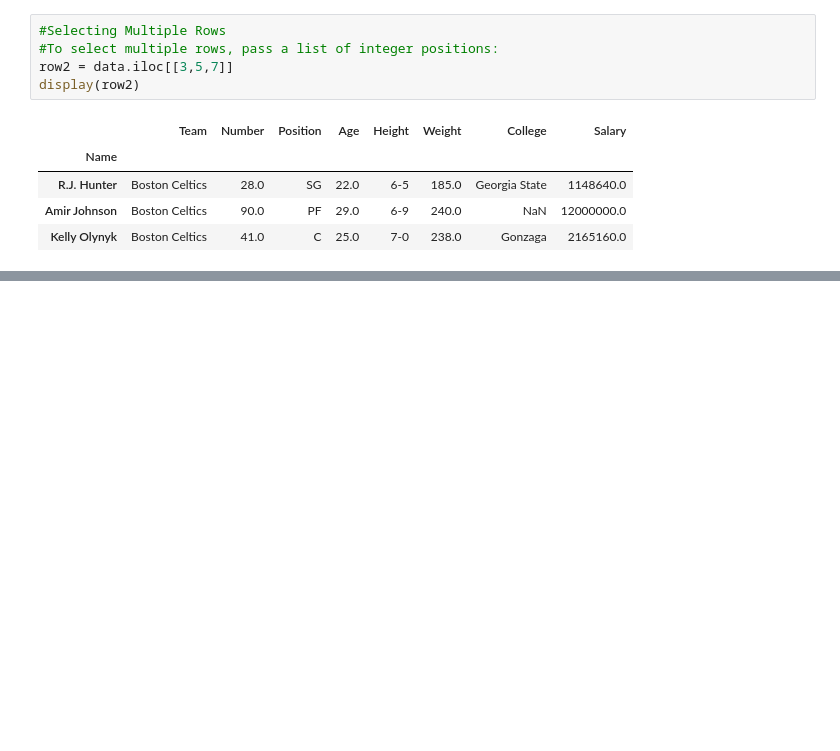
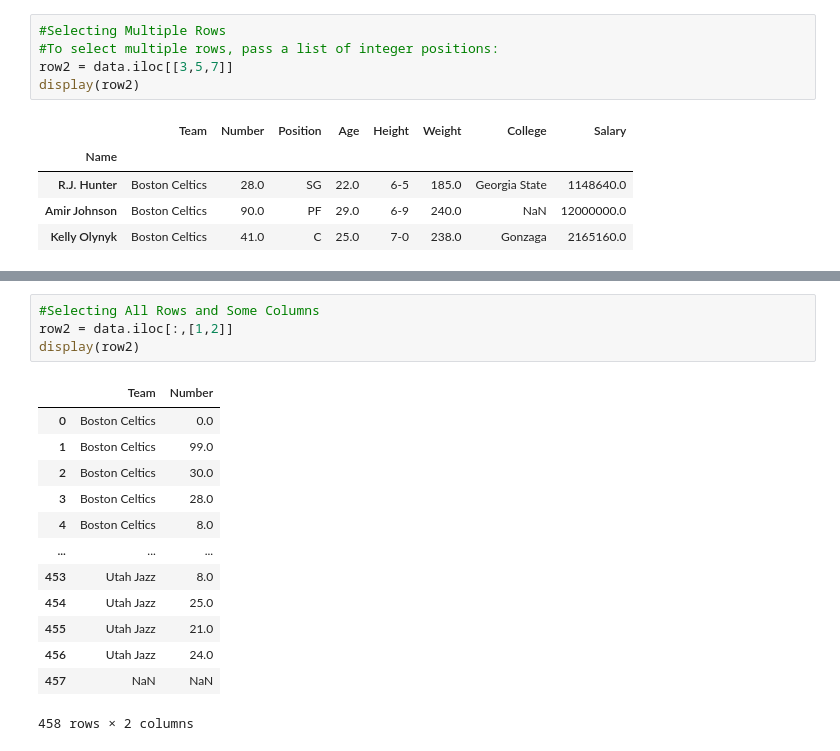
Before and after one commit to Lenmbugua/Python-Numpy-and-Pandas, a Jupyter notebook: Pandas.ipynb, the cells around one changed output, grey strips where cells are left out. Drawn from its saved outputs; the diff is of its cells as text; blank space fills up the shorter version.

Commit message:
using .iloc to select all rows and some columns

```diff
--- a/Pandas.ipynb
+++ b/Pandas.ipynb
@@ -1013,0 +1025,18 @@ display(row2)
+# %%
+#Selecting All Rows and Some Columns
+row2 = data.iloc[:,[1,2]]
+display(row2)
+# %% [output]
+|  | Team | Number |
+| 0 | Boston Celtics | 0.0 |
+| 1 | Boston Celtics | 99.0 |
+| 2 | Boston Celtics | 30.0 |
+| 3 | Boston Celtics | 28.0 |
+| 4 | Boston Celtics | 8.0 |
+| ... | ... | ... |
+| 453 | Utah Jazz | 8.0 |
+| 454 | Utah Jazz | 25.0 |
+| 455 | Utah Jazz | 21.0 |
+| 456 | Utah Jazz | 24.0 |
+| 457 | NaN | NaN |
+458 rows × 2 columns
```
Also changed, not shown: parts of 2 cells of this notebook.
